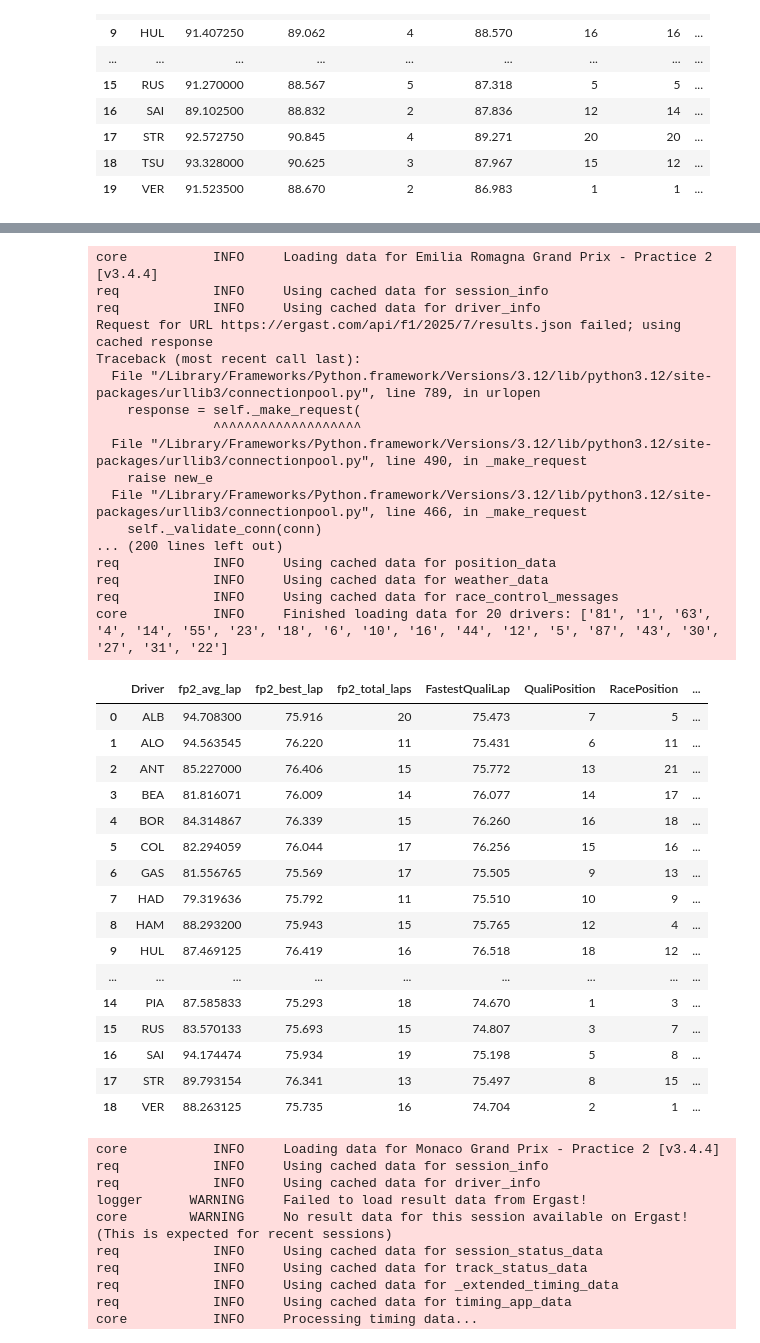
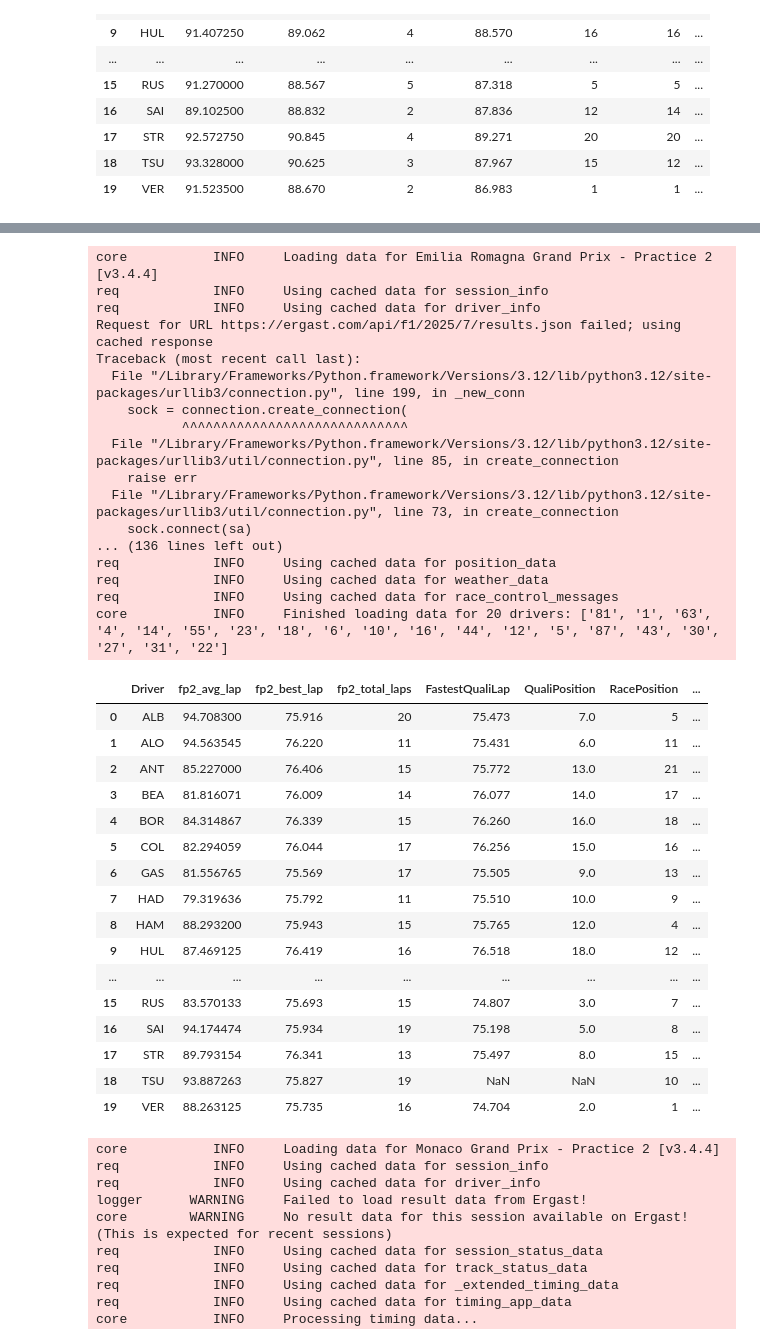
Before and after one commit to ipolishc22/f1-podium-predictor, a Jupyter notebook: notebooks/data_collection.ipynb, the cells around one changed output, grey strips where cells are left out. Cells and saved outputs as stored; diff of their text form; code cells hidden in the pictures.

```diff
--- a/notebooks/data_collection.ipynb
+++ b/notebooks/data_collection.ipynb
@@ -453,9 +548,9 @@ df_quali_7 = extract_session_data(2025, "Imola", "Q")
 fp2_clean_7 = clean_session_data(df_fp2_7)
 quali_clean_7 = clean_session_data(df_quali_7)
 
-fp2_features_7 = extract_fp2_features(fp2_clean_7)
+fp2_features_7_raw = extract_fp2_features(fp2_clean_7)
+fp2_features_7_raw = fp2_features_7_raw.drop_duplicates(subset="Driver", keep="first")
 
-quali_features_7 = extract_quali_features(quali_clean_7)
 
 manual_positions_7 = {'VER': [1, False],
                       'NOR': [2, False],
@@ -464,58 +559,75 @@ manual_positions_7 = {'VER': [1, False],
                       'ALB': [5, False],
                       'LEC': [6, False],
                       'RUS': [7, False],
                       'SAI': [8, False],
                       'HAD': [9, False],
                       'TSU': [10, False],
                       'ALO': [11, False],
                       'HUL': [12, False],
                       'GAS': [13, False],
                       'LAW': [14, False],
                       'STR': [15, False],
                       'COL': [16, False],
                       'BEA': [17, False],
                       'BOR': [18, False],
                       'OCO': [21, True],
                       'ANT': [21, True] }
 
-race_df_7 = assemble_race_dataset(fp2_features_7, quali_features_7, manual_positions_7)
+
+fp2_features_7 = pd.DataFrame({'Driver': list(manual_positions_7.keys())})
+fp2_features_7 = fp2_features_7.merge(fp2_features_7_raw, on='Driver', how='left')
+
+quali_features_7 = extract_quali_features(quali_clean_7)
+
+quali_features_7_raw = extract_quali_features(quali_clean_7)
+quali_features_7 = pd.DataFrame({'Driver': list(manual_positions_7.keys())})
+quali_features_7 = quali_features_7.merge(quali_features_7_raw, on='Driver', how='left')
+
+
+race_df_7 = fp2_features_7.merge(quali_features_7, on="Driver", how="outer")
+
+# Add manual position + DNF flags
+manual_df = pd.DataFrame.from_dict(manual_positions_7, orient='index').reset_index()
+manual_df.columns = ['Driver', 'RacePosition', 'DNF']
+race_df_7 = race_df_7.merge(manual_df, on="Driver", how="left")
+
 race_df_7["grand_prix"] = "Imola"
 race_df_7
 # %% [output]
 core           INFO     Loading data for Emilia Romagna Grand Prix - Practice 2 [v3.4.4]
 req            INFO     Using cached data for session_info
 req            INFO     Using cached data for driver_info
 Request for URL https://ergast.com/api/f1/2025/7/results.json failed; using cached response
 Traceback (most recent call last):
-  File "/Library/Frameworks/Python.framework/Versions/3.12/lib/python3.12/site-packages/urllib3/connectionpool.py", line 789, in urlopen
-    response = self._make_request(
-               ^^^^^^^^^^^^^^^^^^^
-  File "/Library/Frameworks/Python.framework/Versions/3.12/lib/python3.12/site-packages/urllib3/connectionpool.py", line 490, in _make_request
-    raise new_e
-  File "/Library/Frameworks/Python.framework/Versions/3.12/lib/python3.12/site-packages/urllib3/connectionpool.py", line 466, in _make_request
-    self._validate_conn(conn)
-... (200 lines left out)
+  File "/Library/Frameworks/Python.framework/Versions/3.12/lib/python3.12/site-packages/urllib3/connection.py", line 199, in _new_conn
+    sock = connection.create_connection(
+           ^^^^^^^^^^^^^^^^^^^^^^^^^^^^^
+  File "/Library/Frameworks/Python.framework/Versions/3.12/lib/python3.12/site-packages/urllib3/util/connection.py", line 85, in create_connection
+    raise err
+  File "/Library/Frameworks/Python.framework/Versions/3.12/lib/python3.12/site-packages/urllib3/util/connection.py", line 73, in create_connection
+    sock.connect(sa)
+... (136 lines left out)
 req            INFO     Using cached data for position_data
 req            INFO     Using cached data for weather_data
 req            INFO     Using cached data for race_control_messages
 core           INFO     Finished loading data for 20 drivers: ['81', '1', '63', '4', '14', '55', '23', '18', '6', '10', '16', '44', '12', '5', '87', '43', '30', '27', '31', '22']
 |  | Driver | fp2_avg_lap | fp2_best_lap | fp2_total_laps | FastestQualiLap | QualiPosition | RacePosition | ... |
-| 0 | ALB | 94.708300 | 75.916 | 20 | 75.473 | 7 | 5 | ... |
-| 1 | ALO | 94.563545 | 76.220 | 11 | 75.431 | 6 | 11 | ... |
-| 2 | ANT | 85.227000 | 76.406 | 15 | 75.772 | 13 | 21 | ... |
-| 3 | BEA | 81.816071 | 76.009 | 14 | 76.077 | 14 | 17 | ... |
-| 4 | BOR | 84.314867 | 76.339 | 15 | 76.260 | 16 | 18 | ... |
-| 5 | COL | 82.294059 | 76.044 | 17 | 76.256 | 15 | 16 | ... |
-| 6 | GAS | 81.556765 | 75.569 | 17 | 75.505 | 9 | 13 | ... |
-| 7 | HAD | 79.319636 | 75.792 | 11 | 75.510 | 10 | 9 | ... |
-| 8 | HAM | 88.293200 | 75.943 | 15 | 75.765 | 12 | 4 | ... |
-| 9 | HUL | 87.469125 | 76.419 | 16 | 76.518 | 18 | 12 | ... |
+| 0 | ALB | 94.708300 | 75.916 | 20 | 75.473 | 7.0 | 5 | ... |
+| 1 | ALO | 94.563545 | 76.220 | 11 | 75.431 | 6.0 | 11 | ... |
+| 2 | ANT | 85.227000 | 76.406 | 15 | 75.772 | 13.0 | 21 | ... |
+| 3 | BEA | 81.816071 | 76.009 | 14 | 76.077 | 14.0 | 17 | ... |
+| 4 | BOR | 84.314867 | 76.339 | 15 | 76.260 | 16.0 | 18 | ... |
+| 5 | COL | 82.294059 | 76.044 | 17 | 76.256 | 15.0 | 16 | ... |
+| 6 | GAS | 81.556765 | 75.569 | 17 | 75.505 | 9.0 | 13 | ... |
+| 7 | HAD | 79.319636 | 75.792 | 11 | 75.510 | 10.0 | 9 | ... |
+| 8 | HAM | 88.293200 | 75.943 | 15 | 75.765 | 12.0 | 4 | ... |
+| 9 | HUL | 87.469125 | 76.419 | 16 | 76.518 | 18.0 | 12 | ... |
 | ... | ... | ... | ... | ... | ... | ... | ... | ... |
-| 14 | PIA | 87.585833 | 75.293 | 18 | 74.670 | 1 | 3 | ... |
-| 15 | RUS | 83.570133 | 75.693 | 15 | 74.807 | 3 | 7 | ... |
-| 16 | SAI | 94.174474 | 75.934 | 19 | 75.198 | 5 | 8 | ... |
-| 17 | STR | 89.793154 | 76.341 | 13 | 75.497 | 8 | 15 | ... |
-| 18 | VER | 88.263125 | 75.735 | 16 | 74.704 | 2 | 1 | ... |
+| 15 | RUS | 83.570133 | 75.693 | 15 | 74.807 | 3.0 | 7 | ... |
+| 16 | SAI | 94.174474 | 75.934 | 19 | 75.198 | 5.0 | 8 | ... |
+| 17 | STR | 89.793154 | 76.341 | 13 | 75.497 | 8.0 | 15 | ... |
+| 18 | TSU | 93.887263 | 75.827 | 19 | NaN | NaN | 10 | ... |
+| 19 | VER | 88.263125 | 75.735 | 16 | 74.704 | 2.0 | 1 | ... |
 # %%
 # Monaco GP 2025 (Round 8)
 df_fp2_8 = extract_session_data(2025, "Monaco", "FP2")
```
Also changed, not shown: parts of 18 cells of this notebook, 1 other file.
